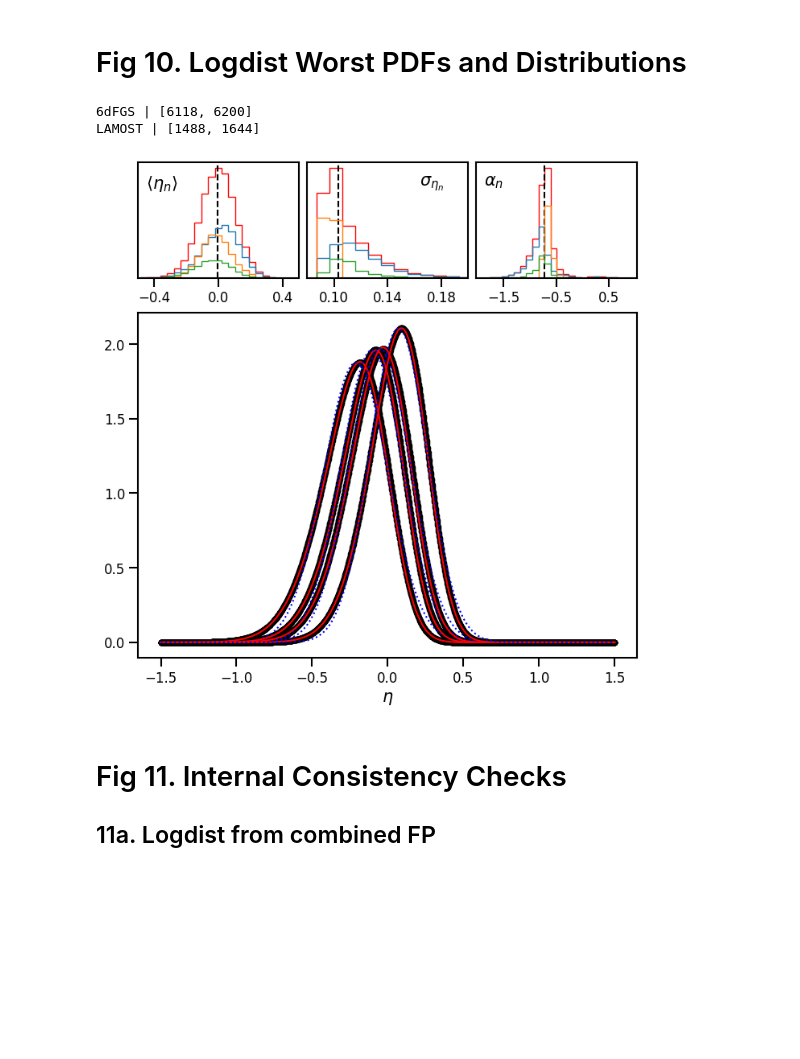
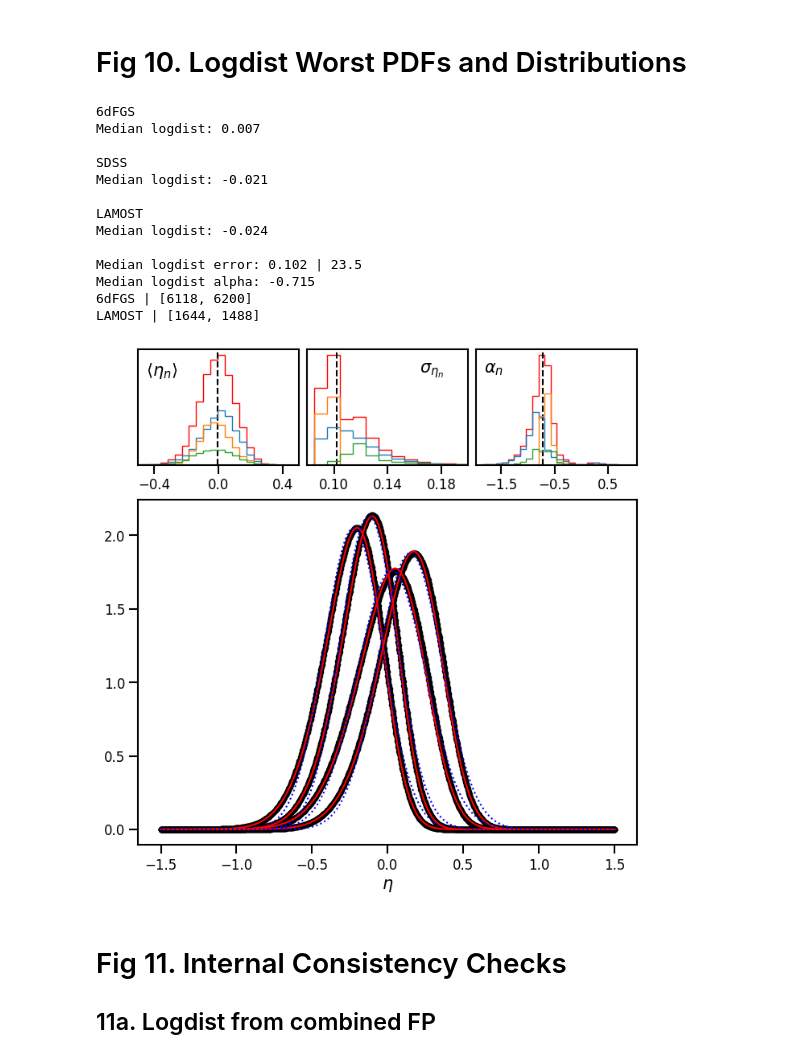
Before and after one commit to mrafifrbbn/thesis-research-2.0, a Jupyter notebook: notebooks/plots_1.ipynb, the cells around one changed output. Cells and saved outputs as stored; diff of their text form; code cells hidden in the pictures; blank space fills up the shorter version.

```diff
--- a/notebooks/plots.ipynb
+++ b/notebooks/plots_1.ipynb
@@ -2046,10 +2046,11 @@ def skew_normal(x, loc, scale, alpha):
     return (2 / scale) * std_normal((x - loc) / scale) * cdf(alpha * (x - loc) / scale) * 0.988
 
 fp_fit = "ALL_COMBINED"
-fp_fit_method = 0
+method = "abc_fixed" # individual, combined, or abc_fixed
+fp_fit_method = 0   # 0 (full f_n) or 1 (partial f_n)
 
 # Candidate log-distance ratios
-dmin, dmax, nd = -1.5, 1.5, 2001
+dmin, dmax, nd = -1.5, 1.5, 1001
 dbins = np.linspace(dmin, dmax, nd, endpoint=True)
 
 # Differentiate 3 survey colors
@@ -2078,40 +2079,54 @@ for i, survey in enumerate(["6dFGS", "SDSS", "LAMOST"]):
     df = pd.read_csv(f"../data/foundation/logdist/smin_setting_1/fp_fit_method_{fp_fit_method}/{survey.lower()}.csv")
     df_combined = pd.concat([df_combined, df], axis=0)
 
-logdist_mean_bins = np.linspace(df_combined["logdist_mean_all_combined"].min(), df_combined["logdist_mean_all_combined"].max(), NBINS)
-logdist_scale_bins = np.linspace(df_combined["logdist_scale_all_combined"].min(), df_combined["logdist_scale_all_combined"].max(), NBINS)
-logdist_alpha_bins = np.linspace(df_combined["logdist_alpha_all_combined"].min(), df_combined["logdist_alpha_all_combined"].max(), NBINS)
-ax1.hist(df_combined["logdist_all_combined"], bins=logdist_mean_bins, histtype="step", color='r')
-ax2.hist(df_combined["logdist_err_all_combined"], bins=logdist_scale_bins, histtype="step", color='r')
-ax3.hist(df_combined["logdist_alpha_all_combined"], bins=logdist_alpha_bins, histtype="step", color='r')
-ax1.axvline(df_combined["logdist_all_combined"].quantile(0.5), c='k', ls="--")
-ax2.axvline(df_combined["logdist_err_all_combined"].quantile(0.5), c='k', ls="--")
-ax3.axvline(df_combined["logdist_alpha_all_combined"].quantile(0.5), c='k', ls="--")
+logdist_mean_bins = np.linspace(df_combined[f"logdist_mean_{method}"].min(), df_combined[f"logdist_mean_{method}"].max(), NBINS)
+logdist_scale_bins = np.linspace(df_combined[f"logdist_scale_{method}"].min(), df_combined[f"logdist_scale_{method}"].max(), NBINS)
+logdist_alpha_bins = np.linspace(df_combined[f"logdist_alpha_{method}"].min(), df_combined[f"logdist_alpha_{method}"].max(), NBINS)
+ax1.hist(df_combined[f"logdist_{method}"], bins=logdist_mean_bins, histtype="step", color='r')
+ax2.hist(df_combined[f"logdist_err_{method}"], bins=logdist_scale_bins, histtype="step", color='r')
+ax3.hist(df_combined[f"logdist_alpha_{method}"], bins=logdist_alpha_bins, histtype="step", color='r')
+ax1.axvline(df_combined[f"logdist_{method}"].quantile(0.5), c='k', ls="--")
+ax2.axvline(df_combined[f"logdist_err_{method}"].quantile(0.5), c='k', ls="--")
+ax3.axvline(df_combined[f"logdist_alpha_{method}"].quantile(0.5), c='k', ls="--")
 
 
 for i, survey in enumerate(["6dFGS", "SDSS", "LAMOST"]):
     df = pd.read_csv(f"../data/foundation/logdist/smin_setting_1/fp_fit_method_{fp_fit_method}/{survey.lower()}.csv")
-    ax1.hist(df["logdist_all_combined"], bins=logdist_mean_bins, histtype="step")
-    ax2.hist(df["logdist_err_all_combined"], bins=logdist_scale_bins, histtype="step")
-    ax3.hist(df["logdist_alpha_all_combined"], bins=logdist_alpha_bins, histtype="step")
+    ax1.hist(df[f"logdist_{method}"], bins=logdist_mean_bins, histtype="step")
+    ax2.hist(df[f"logdist_err_{method}"], bins=logdist_scale_bins, histtype="step")
+    ax3.hist(df[f"logdist_alpha_{method}"], bins=logdist_alpha_bins, histtype="step")
+
+    print(survey)
+    median = np.round(df[f"logdist_{method}"].median(),3)
+    print(f"Median logdist: {median}")
+    print()
     df_combined = pd.concat([df_combined, df], axis=0)
+
+# Typical error (combined sample)
+logdist_err_median = np.round(df_combined[f"logdist_err_{method}"].median(), 3)
+logdist_err_median_pct = np.round(df_combined[f"logdist_err_{method}"].median() * np.log(10) * 100, 1)
+print(f"Median logdist error: {logdist_err_median} | {logdist_err_median_pct}")
+
+# Typical alpha
+logdist_alpha_median = np.round(df_combined[f"logdist_alpha_{method}"].median(), 3)
+print(f"Median logdist alpha: {logdist_alpha_median}")
 
 # Ax4: worst posteriod PDFs
 for i, survey in enumerate(["6dFGS", "LAMOST"]):
     # Load posterior pdf
-    posterior_pdfs = np.load(f"../artifacts/logdist/smin_setting_1/fp_fit_method_{fp_fit_method}/{survey.lower()}_posterior_{fp_fit.lower()}_fp.npy")
+    posterior_pdfs = np.load(f"../artifacts/logdist/smin_setting_1/fp_fit_method_{fp_fit_method}/{survey.lower()}_posterior.npy")
 
     # Load worst PDFs
     df = pd.read_csv(f"../data/foundation/logdist/smin_setting_1/fp_fit_method_{fp_fit_method}/{survey.lower()}.csv")
-    df_worst = df[df[f"logdist_alpha_{fp_fit.lower()}"] < -1.4]
-    df_worst = df_worst.sort_values(by=f'logdist_rmse_{fp_fit.lower()}', ascending=False).head(2)
+    df_worst = df[df[f"logdist_alpha_{method}"] < -1.4]
+    df_worst = df_worst.sort_values(by=f'logdist_fit_rmse_{method}', ascending=False).head(2)
     worst_index = list(df_worst.index)
     print(f"{survey} | {worst_index}")
-    logdist = df_worst[f"logdist_{fp_fit.lower()}"].tolist()
-    logdist_err = df_worst[f"logdist_err_{fp_fit.lower()}"].tolist()
-    loc_ = df_worst[f"logdist_loc_{fp_fit.lower()}"].tolist()
-    scale_ = df_worst[f"logdist_scale_{fp_fit.lower()}"].tolist()
-    alpha_ = df_worst[f"logdist_alpha_{fp_fit.lower()}"].tolist()
+    logdist = df_worst[f"logdist_{method}"].tolist()
+    logdist_err = df_worst[f"logdist_err_{method}"].tolist()
+    loc_ = df_worst[f"logdist_loc_{method}"].tolist()
+    scale_ = df_worst[f"logdist_scale_{method}"].tolist()
+    alpha_ = df_worst[f"logdist_alpha_{method}"].tolist()
 
     for j, idx in enumerate(worst_index):
         # ax4.axvline(x=logdist[j])
@@ -2123,35 +2138,46 @@ for i, survey in enumerate(["6dFGS", "LAMOST"]):
 # Remove y labels for histograms
 labels_ = [r"$\langle \eta_n \rangle$", r"$\sigma_{\eta_n}$", r"$\alpha_n$"]
 for i, ax in enumerate([ax1, ax2, ax3]):
     xloc = 0.05
     if i == 1:
         xloc = 0.7
     ax.set_yticks([])
     ax.tick_params(left=False)
     ax.text(xloc, 0.90, labels_[i], transform=ax.transAxes, fontsize=15,
          verticalalignment='top', horizontalalignment='left')
 ax4.set_xlabel(r"$\eta$", fontsize=15)
 
 for i, ax in enumerate(fig.axes):
     ax.tick_params(axis='both', which='major', labelsize=12)
 
 # Custom plot configs
 ax1.set_xlim(-0.5, 0.5)
 ax1.set_xticks([-0.4, 0, 0.4])
 
 ax2.set_xlim(0.08, 0.2)
 ax2.set_xticks([0.1, 0.14, 0.18])
 
 ax3.set_xticks([-1.5, -0.5, 0.5,])
 
 for ax in fig.axes:
     ax.tick_params(axis='both', which='major', length=8, width=1.5)
 
 # fig.savefig('../img/final_plot/fig_10_logdist_distributions.pdf', bbox_inches='tight', dpi=300)
 # %% [output]
+6dFGS
+Median logdist: 0.007
+
+SDSS
+Median logdist: -0.021
+
+LAMOST
+Median logdist: -0.024
+
+Median logdist error: 0.102 | 23.5
+Median logdist alpha: -0.715
 6dFGS | [6118, 6200]
-LAMOST | [1488, 1644]
+LAMOST | [1644, 1488]
-[figure, old version]
+[figure, new version]
 # %% [markdown]
 # Fig 11. Internal Consistency Checks
 ## 11a. Logdist from combined FP
```
Also changed, not shown: parts of 1 cell of this notebook, 21 other files.
